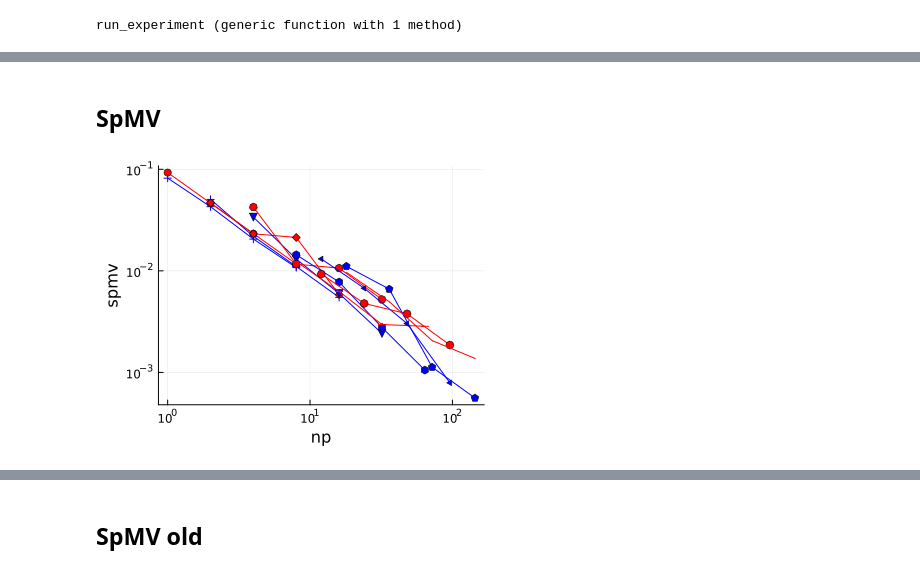
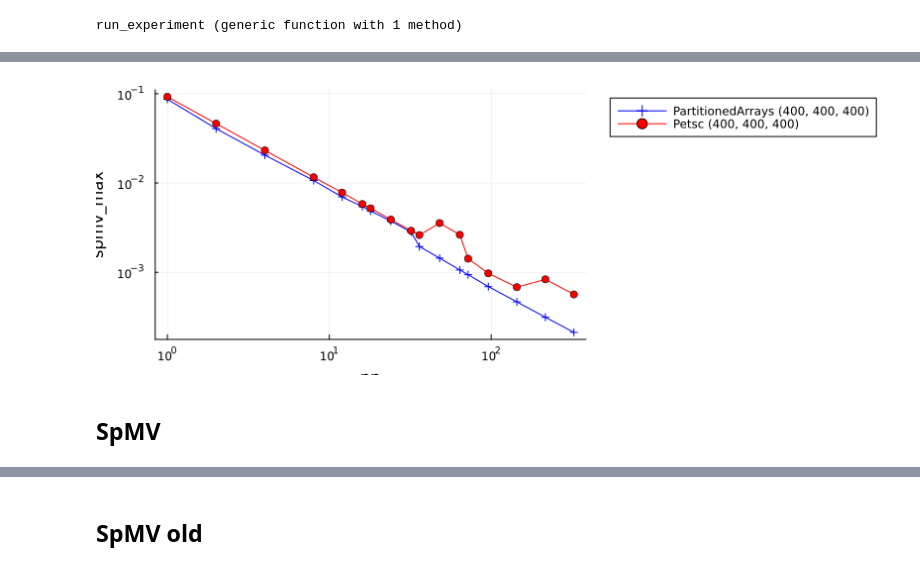
Before and after one commit to fverdugo/PartitionedArrays.jl, a Jupyter notebook: PartitionedArraysBenchmarks/analysis/analysis.ipynb, the cells around one changed output, grey strips where cells are left out. Cells and saved outputs as stored; diff of their text form; code cells hidden in the pictures.

```diff
--- a/PartitionedArraysBenchmarks/analysis/analysis.ipynb
+++ b/PartitionedArraysBenchmarks/analysis/analysis.ipynb
@@ -88,3 +209,41 @@ nodes_per_dir_1d = parts_per_dir_array((100,),3,nodes_in_cluster);
+# %%
+colors = [:blue,:red]
+xkey = :np
+ykey = :spmv_max
+vkey = :nodes
+mkey = :method
+mvals = ["PartitionedArrays","Petsc"]
+nkey = :cells_per_dir
+nvals = [(400,400,400)]#,(500,500,500)]
+fixed = Dict()
+plt = plot(size=(800,300),xlabel=xkey,ylabel=ykey,xaxis=:log,yaxis=:log,legend=:outertopright)
+for nval in nvals
+    for mval in mvals
+        function take_row(row)
+            bool = row[mkey] == mval && row[nkey] == nval
+            for (key,val) in fixed
+                bool = bool && row[key] == val
+            end
+            bool
+        end
+        dh = filter(take_row,df)
+        sort!(dh,[vkey])
+        if length(eachrow(dh)) != 0
+           dg = groupby(dh,[xkey])
+           dh = combine(dg) do sdf
+              sdf[argmin(sdf[!,ykey]),:]
+           end
+        end
+        sort!(dh,[xkey,ykey])
+        x = dh[:,xkey]
+        y = dh[:,ykey]
+        y2 = prod.(dh[:,:cells_per_dir])./dh[:,:np]
+        plot!(x,y,label="$mval $nval",color=colors[findfirst(i->i==mval,mvals)], markers=:auto)
+    end
+end
+plt
+# %% [output]
+[figure, added]
 # %% [markdown]
 ## SpMV
 # %%
@@ -126,7 +285,7 @@ mvals = ["PartitionedArrays","Petsc"]
 nkey = :cores_per_dir
 nvals = cores_per_dir_3d
 fixed = Dict(:cells_per_dir=>(400,400,400))
-plt = plot(size=(400,300),xlabel=xkey,ylabel=ykey)
+plt = plot(size=(600,300),xlabel=xkey,ylabel=ykey)
 for nval in nvals
     for mval in mvals
         function take_row(row)
@@ -140,12 +299,10 @@ for nval in nvals
         sort!(df_filtered,[vkey])
         x = df_filtered[:,xkey]
         y = df_filtered[:,ykey]
-        plot!(x,y,label="$mval $nval",color=colors[findfirst(i->i==mval,mvals)], markers=:auto,xaxis=:log,yaxis=:log,legend=nothing)
+        plot!(x,y,label="$mval $nval",color=colors[findfirst(i->i==mval,mvals)], markers=:auto,xaxis=:log,yaxis=:log,legend=:outertopright)
     end
 end
 plt
-# %% [output]
-[figure, removed]
 # %%
 xkey = :np
 ykey = :spmv
```
Also changed, not shown: parts of 15 cells of this notebook.
